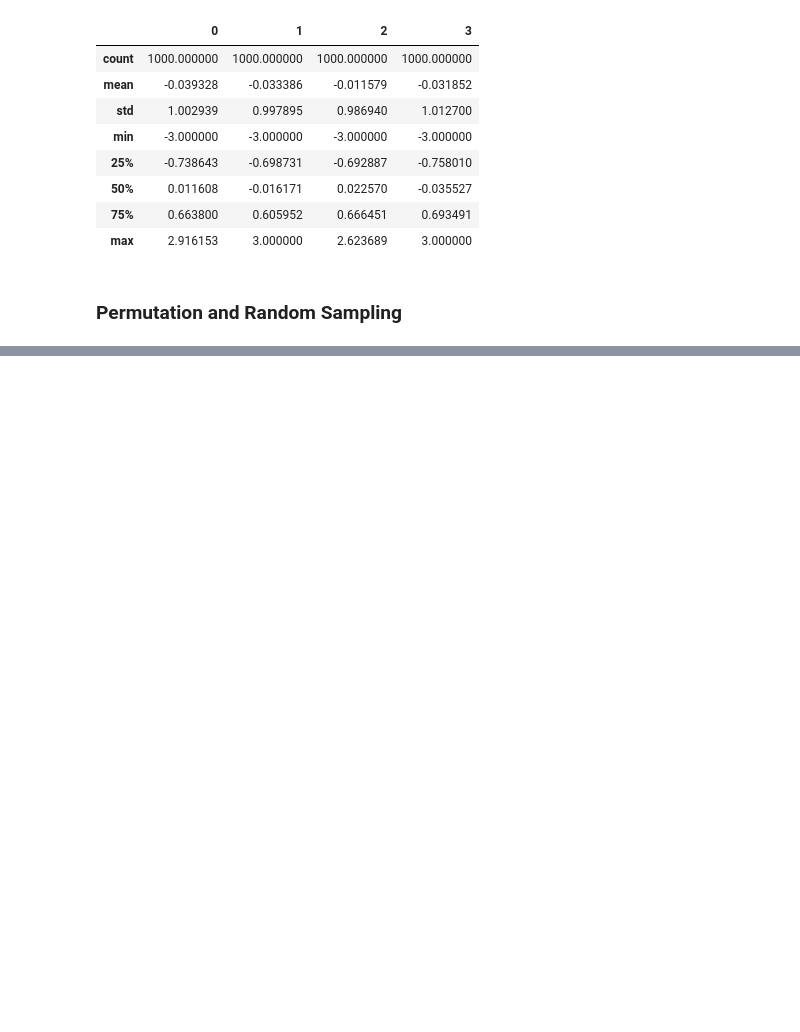
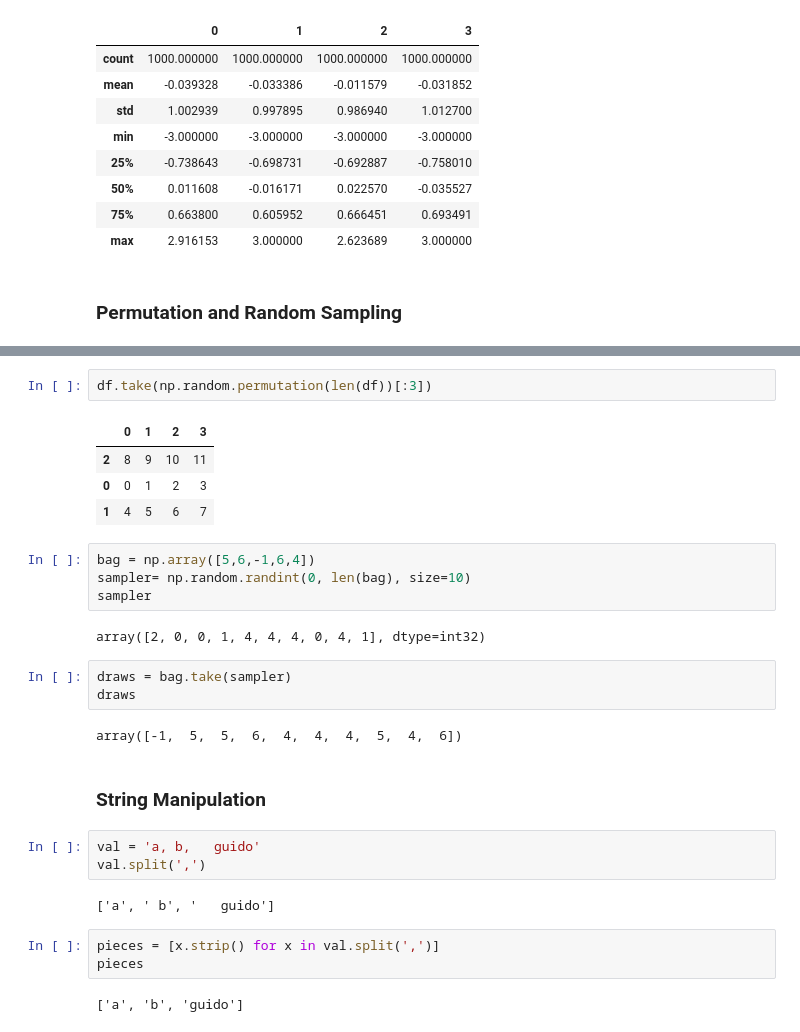
Before and after one commit to Simply-Ivan/Portfolio, a Jupyter notebook: 01_fundamentos_python/05_data_cleaning.ipynb, the cells around one changed output, grey strips where cells are left out. Drawn from its saved outputs; the diff is of its cells as text; blank space fills up the shorter version.

```diff
--- a/01_fundamentos_python/05_data_cleaning.ipynb
+++ b/01_fundamentos_python/05_data_cleaning.ipynb
@@ -1000,0 +1016,30 @@ data.describe()
+# %%
+df.take(np.random.permutation(len(df))[:3])
+# %% [output]
+|  | 0 | 1 | 2 | 3 |
+| 2 | 8 | 9 | 10 | 11 |
+| 0 | 0 | 1 | 2 | 3 |
+| 1 | 4 | 5 | 6 | 7 |
+# %%
+bag = np.array([5,6,-1,6,4])
+sampler= np.random.randint(0, len(bag), size=10)
+sampler
+# %% [output]
+array([2, 0, 0, 1, 4, 4, 4, 0, 4, 1], dtype=int32)
+# %%
+draws = bag.take(sampler)
+draws
+# %% [output]
+array([-1,  5,  5,  6,  4,  4,  4,  5,  4,  6])
+# %% [markdown]
+### String Manipulation
+# %%
+val = 'a, b,   guido'
+val.split(',')
+# %% [output]
+['a', ' b', '   guido']
+# %%
+pieces = [x.strip() for x in val.split(',')]
+pieces
+# %% [output]
+['a', 'b', 'guido']
```
Also changed, not shown: parts of 7 cells of this notebook.
